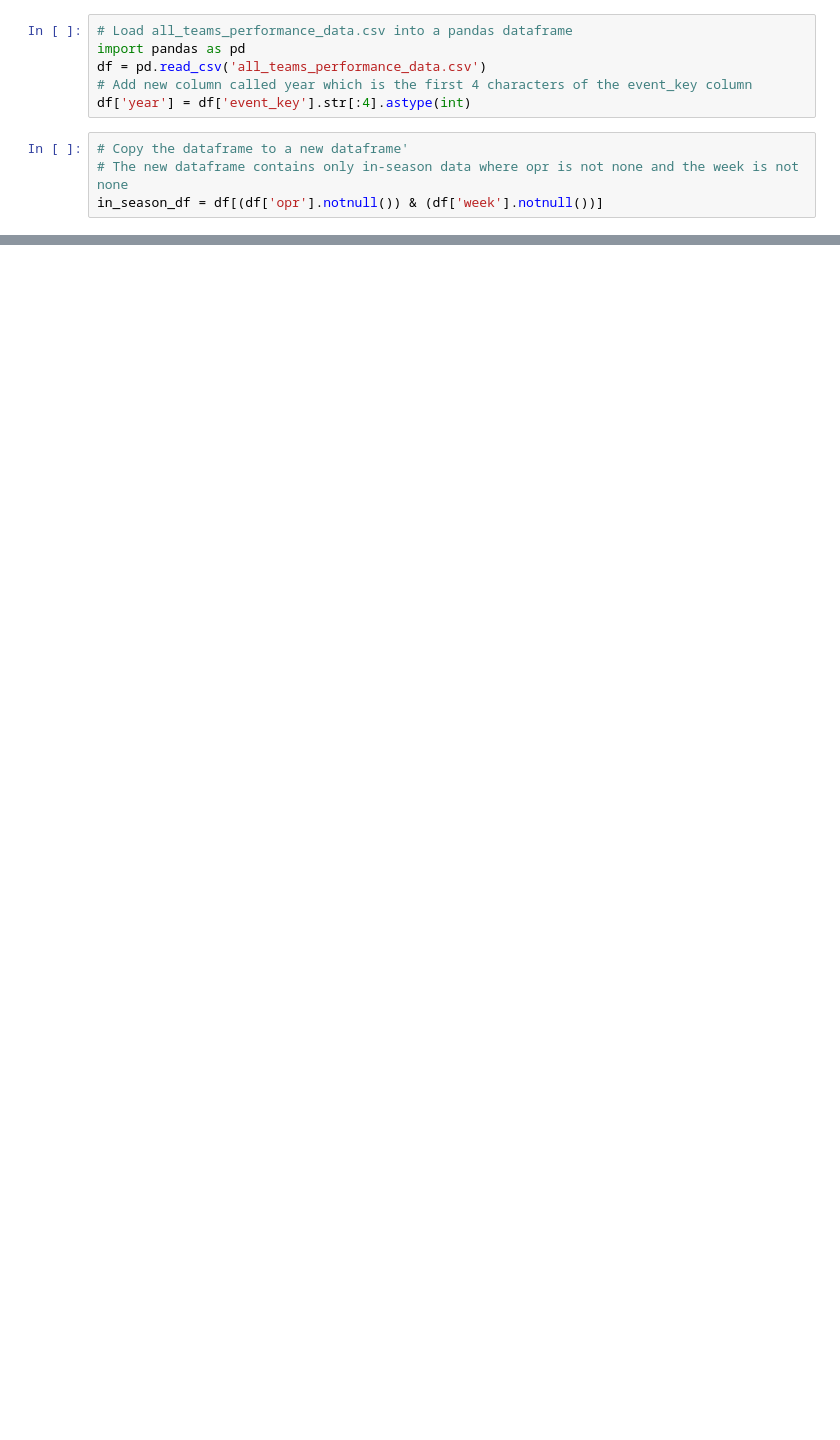
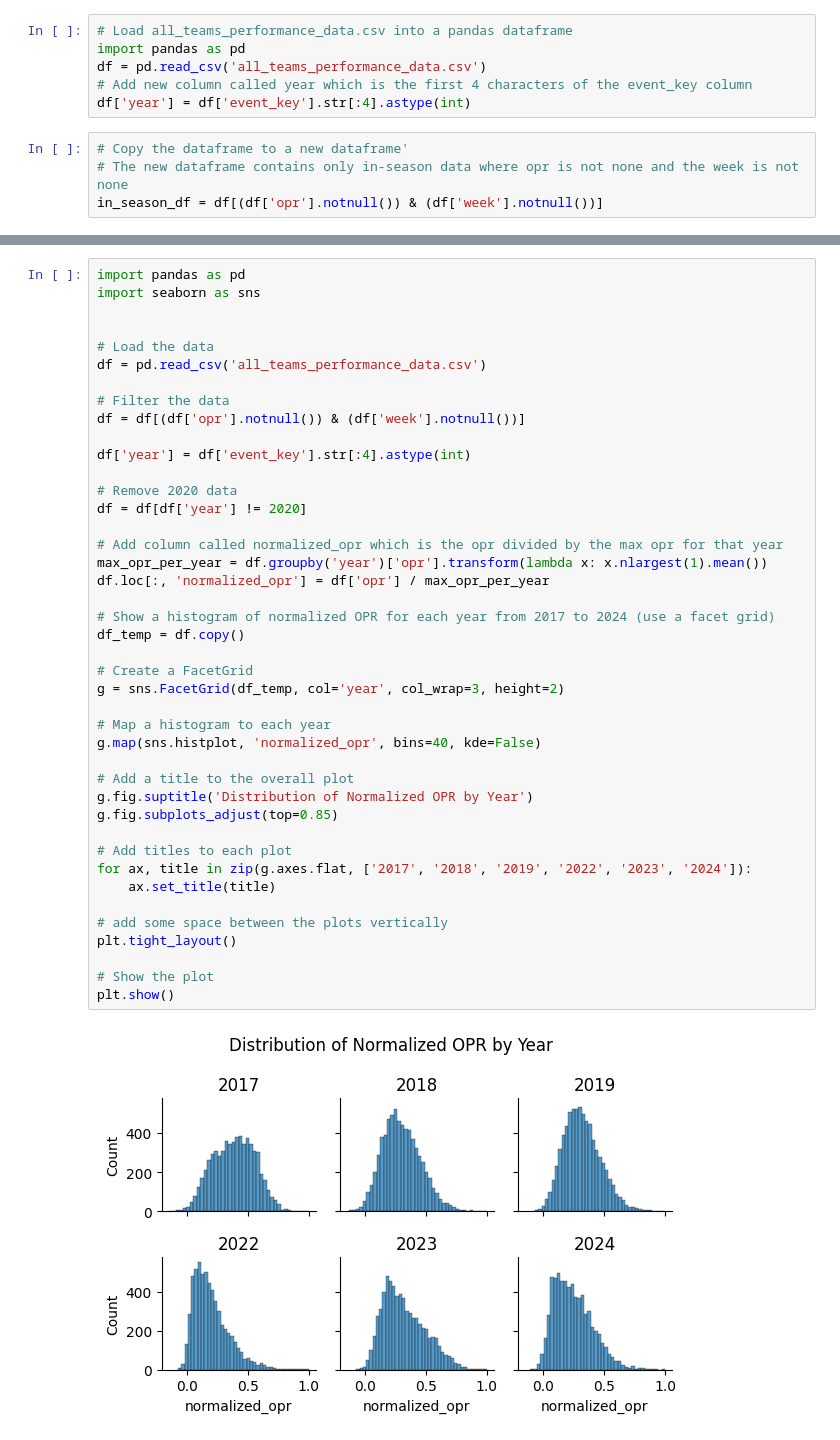
Before and after one commit to Bjorn4481/X--rule-data, a Jupyter notebook: Analysis.ipynb, the cells around one changed output, grey strips where cells are left out. Saved outputs shown, nothing was run; the diff lists cells and outputs as text; blank space fills up the shorter version.

```diff
--- a/Analysis.ipynb
+++ b/Analysis.ipynb
@@ -137,0 +148,44 @@ plot_opr_distribution_with_bootstrap(get_df(weeks=[0,1], state_prov='CA'), n_boo
+# %%
+import pandas as pd
+import seaborn as sns
+
+
+# Load the data
+df = pd.read_csv('all_teams_performance_data.csv')
+
+# Filter the data
+df = df[(df['opr'].notnull()) & (df['week'].notnull())]
+
+df['year'] = df['event_key'].str[:4].astype(int)
+
+# Remove 2020 data
+df = df[df['year'] != 2020]
+
+# Add column called normalized_opr which is the opr divided by the max opr for that year
+max_opr_per_year = df.groupby('year')['opr'].transform(lambda x: x.nlargest(1).mean())
+df.loc[:, 'normalized_opr'] = df['opr'] / max_opr_per_year
+
+# Show a histogram of normalized OPR for each year from 2017 to 2024 (use a facet grid)
+df_temp = df.copy()
+
+# Create a FacetGrid
+g = sns.FacetGrid(df_temp, col='year', col_wrap=3, height=2)
+
+# Map a histogram to each year
+g.map(sns.histplot, 'normalized_opr', bins=40, kde=False)
+
+# Add a title to the overall plot
+g.fig.suptitle('Distribution of Normalized OPR by Year')
+g.fig.subplots_adjust(top=0.85)
+
+# Add titles to each plot
+for ax, title in zip(g.axes.flat, ['2017', '2018', '2019', '2022', '2023', '2024']):
+    ax.set_title(title)
+
+# add some space between the plots vertically
+plt.tight_layout()
+
+# Show the plot
+plt.show()
+# %% [output]
+[figure, added]
```
Also changed, not shown: parts of 7 cells of this notebook, 1 other file.
